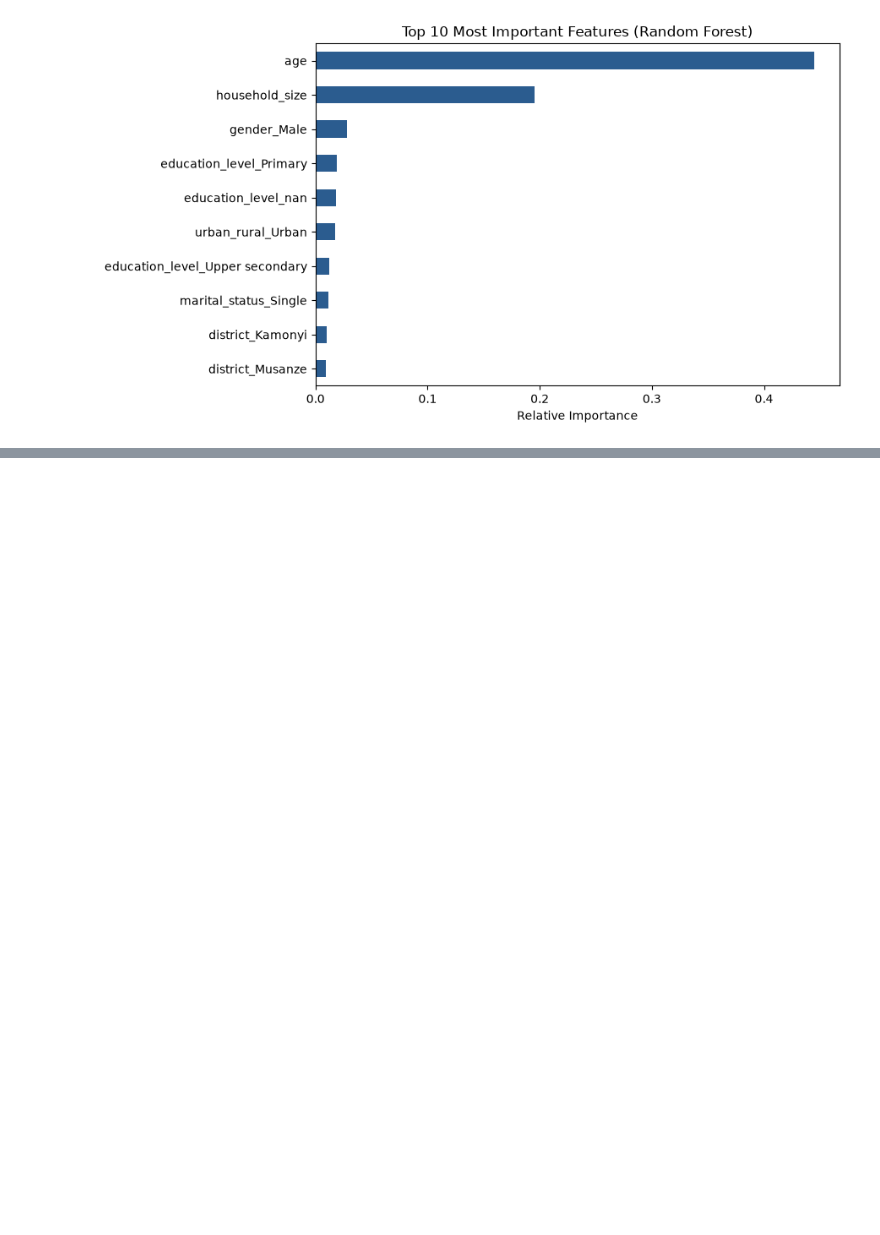
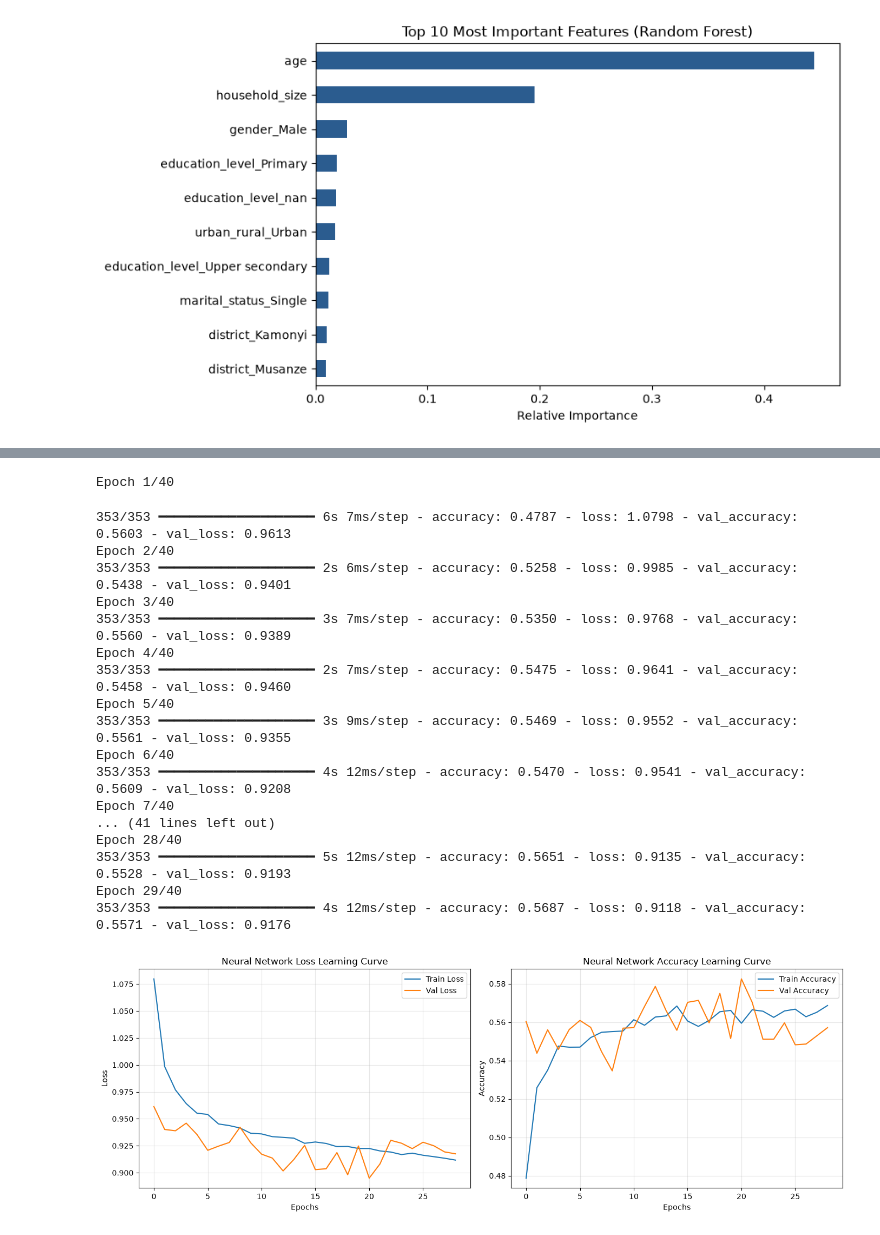
Before and after one commit to sahraomar1/ML_Summative_Assignment, a Jupyter notebook: notebooks/02_pipeline_and_modeling.ipynb, the cells around one changed output, grey strips where cells are left out. Saved outputs shown, nothing was run; the diff lists cells and outputs as text; code cells hidden in the pictures; blank space fills up the shorter version.

Commit message:
Complete deep learning MLP pipeline, learning curves, and final comparison

```diff
--- a/notebooks/02_pipeline_and_modeling.ipynb
+++ b/notebooks/02_pipeline_and_modeling.ipynb
@@ -314,0 +402,59 @@ plt.show()
+# %%
+import matplotlib.pyplot as plt
+
+early_stop = tf.keras.callbacks.EarlyStopping(
+    monitor="val_loss",
+    patience=8,
+    restore_best_weights=True
+)
+
+history = model_nn.fit(
+    train_ds,
+    validation_data=val_ds,
+    epochs=40,
+    class_weight=dl_class_weights,
+    callbacks=[early_stop],
+    verbose=1
+)
+
+fig, (ax1, ax2) = plt.subplots(1, 2, figsize=(14, 5))
+
+ax1.plot(history.history["loss"], label="Train Loss", color="#1f77b4")
+ax1.plot(history.history["val_loss"], label="Val Loss", color="#ff7f0e")
+ax1.set_title("Neural Network Loss Learning Curve")
+ax1.set_xlabel("Epochs")
+ax1.set_ylabel("Loss")
+ax1.legend()
+ax1.grid(True, alpha=0.3)
+
+ax2.plot(history.history["accuracy"], label="Train Accuracy", color="#1f77b4")
+ax2.plot(history.history["val_accuracy"], label="Val Accuracy", color="#ff7f0e")
+ax2.set_title("Neural Network Accuracy Learning Curve")
+ax2.set_xlabel("Epochs")
+ax2.set_ylabel("Accuracy")
+ax2.legend()
+ax2.grid(True, alpha=0.3)
+
+plt.tight_layout()
+plt.savefig("../figures/dl_learning_curves.png", dpi=300)
+plt.show()
+# %% [output]
+Epoch 1/40
+353/353 ━━━━━━━━━━━━━━━━━━━━ 6s 7ms/step - accuracy: 0.4787 - loss: 1.0798 - val_accuracy: 0.5603 - val_loss: 0.9613
+Epoch 2/40
+353/353 ━━━━━━━━━━━━━━━━━━━━ 2s 6ms/step - accuracy: 0.5258 - loss: 0.9985 - val_accuracy: 0.5438 - val_loss: 0.9401
+Epoch 3/40
+353/353 ━━━━━━━━━━━━━━━━━━━━ 3s 7ms/step - accuracy: 0.5350 - loss: 0.9768 - val_accuracy: 0.5560 - val_loss: 0.9389
+Epoch 4/40
+353/353 ━━━━━━━━━━━━━━━━━━━━ 2s 7ms/step - accuracy: 0.5475 - loss: 0.9641 - val_accuracy: 0.5458 - val_loss: 0.9460
+Epoch 5/40
+353/353 ━━━━━━━━━━━━━━━━━━━━ 3s 9ms/step - accuracy: 0.5469 - loss: 0.9552 - val_accuracy: 0.5561 - val_loss: 0.9355
+Epoch 6/40
+353/353 ━━━━━━━━━━━━━━━━━━━━ 4s 12ms/step - accuracy: 0.5470 - loss: 0.9541 - val_accuracy: 0.5609 - val_loss: 0.9208
+Epoch 7/40
+... (41 lines left out)
+Epoch 28/40
+353/353 ━━━━━━━━━━━━━━━━━━━━ 5s 12ms/step - accuracy: 0.5651 - loss: 0.9135 - val_accuracy: 0.5528 - val_loss: 0.9193
+Epoch 29/40
+353/353 ━━━━━━━━━━━━━━━━━━━━ 4s 12ms/step - accuracy: 0.5687 - loss: 0.9118 - val_accuracy: 0.5571 - val_loss: 0.9176
+[figure, added]
```
Also changed, not shown: parts of 3 cells of this notebook, 2 other files.
